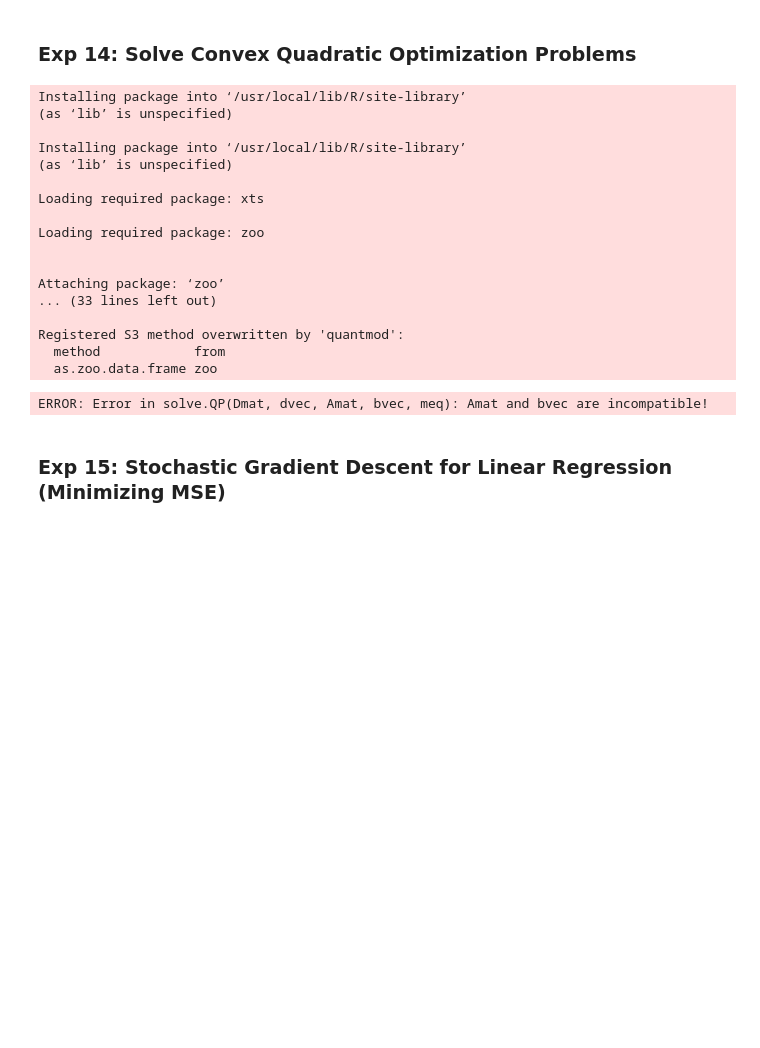
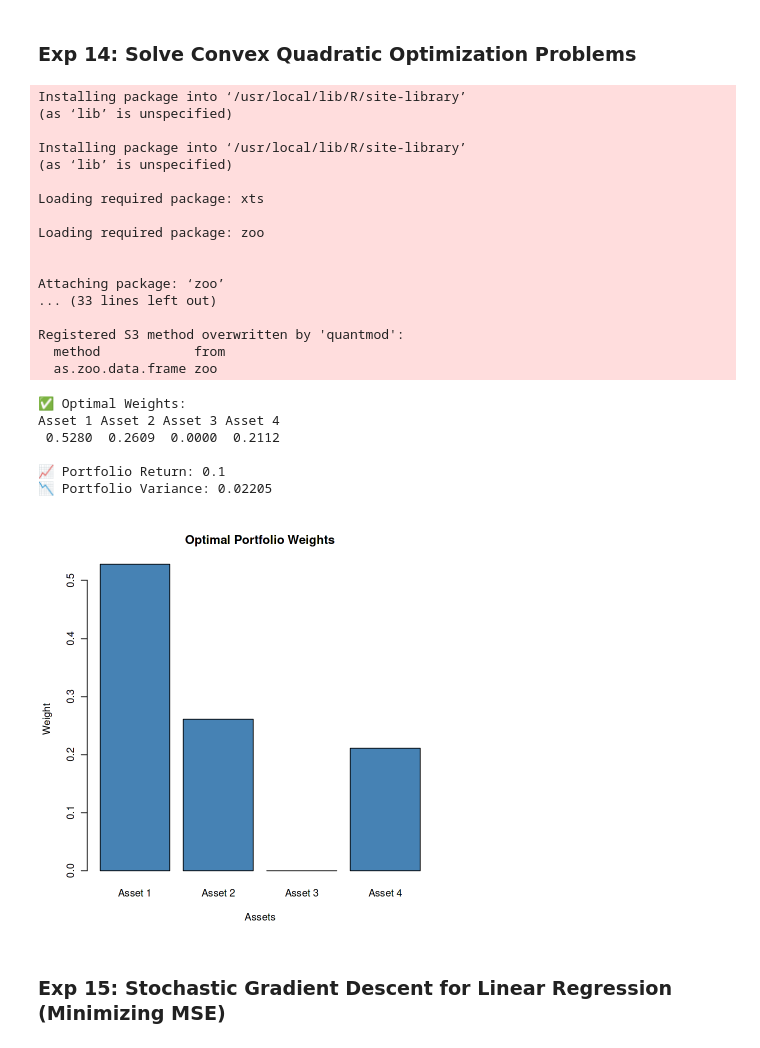
Before and after one commit to Sakib-Dalal/sml, a Jupyter notebook: sml_poe.ipynb, the cells around one changed output. Drawn from its saved outputs; the diff is of its cells as text; code cells hidden in the pictures; blank space fills up the shorter version.

```diff
--- a/sml_poe.ipynb
+++ b/sml_poe.ipynb
@@ -1045,7 +1045,6 @@ Iterations to converge: 61
 # %% [markdown]
 ### Exp 14: Solve Convex Quadratic Optimization Problems
 # %%
-# Install necessary libraries
 install.packages("quadprog")
 install.packages("quantmod")
 
@@ -1067,76 +1066,79 @@ Sigma <- matrix(c(
   0.01, 0.03, 0.04, 0.06
 ), nrow = n_assets, byrow = TRUE)  # Covariance matrix
 
-# Parameters
-target_return <- 0.10  # Minimum acceptable return
+# Target return
+target_return <- 0.10
 
-# Quadratic term (Dmat): 2 * covariance matrix (quadprog uses 1/2 * w' * D * w)
+# Quadratic and linear terms
 Dmat <- 2 * Sigma
-
-# Linear term (dvec): Zero (since we only minimize variance)
 dvec <- rep(0, n_assets)
 
-# Constraints:
-# 1. Budget constraint: sum(w_i) = 1
-# 2. Return constraint: sum(w_i * mu_i) >= target_return
-# 3. No short-selling: w_i >= 0
-Amat <- t(rbind(
+# Construct constraint matrix Amat and vector bvec
+# Amat is structured such that t(Amat) %*% w >= bvec
+
+# Budget constraint: sum(w) == 1 (equality)
+# Return constraint: sum(w * mu) >= target_return
+# No short-selling: w >= 0
+
+Amat <- cbind(
   rep(1, n_assets),  # Budget constraint
-  mu                 # Return constraint
-))
-
-bvec <- c(
-  1,                 # Budget = 1
-  target_return,     # Target return
-  rep(0, n_assets)   # No short-selling
+  mu,                # Return constraint
+  diag(n_assets)     # No short-selling constraints
 )
 
-# Equality constraint is just the first constraint (budget = 1)
-meq <- 1
+bvec <- c(1, target_return, rep(0, n_assets))
 
-# Solve the quadratic programming problem
+meq <- 1  # Only the first constraint (budget) is equality
+
+# Solve using quadprog
 solution <- solve.QP(Dmat, dvec, Amat, bvec, meq)
 
-# Optimal weights
+# Extract weights and round
 weights <- round(solution$solution, 4)
 names(weights) <- paste("Asset", 1:n_assets)
 
-# Portfolio statistics
-portfolio_return <- sum(weights * mu)
-portfolio_variance <- solution$value
+# Portfolio stats
+portfolio_return <- round(sum(weights * mu), 4)
+portfolio_variance <- round(solution$value, 6)
 
-# Output results
-cat("Optimal Weights:\n")
+# Output
+cat("✅ Optimal Weights:\n")
 print(weights)
 
-cat("\nPortfolio Return:", portfolio_return, "\n")
-cat("Portfolio Variance:", portfolio_variance, "\n")
+cat("\n📈 Portfolio Return:", portfolio_return, "\n")
+cat("📉 Portfolio Variance:", portfolio_variance, "\n")
 
-# Barplot of optimal portfolio weights
+# Visualize
 barplot(weights,
         main = "Optimal Portfolio Weights",
         xlab = "Assets",
         ylab = "Weight",
         col = "steelblue")
 # %% [output]
 Installing package into ‘/usr/local/lib/R/site-library’
 (as ‘lib’ is unspecified)
 
 Installing package into ‘/usr/local/lib/R/site-library’
 (as ‘lib’ is unspecified)
 
 Loading required package: xts
 
 Loading required package: zoo
 
 
 Attaching package: ‘zoo’
 ... (33 lines left out)
 
 Registered S3 method overwritten by 'quantmod':
   method            from
   as.zoo.data.frame zoo
-ERROR: Error in solve.QP(Dmat, dvec, Amat, bvec, meq): Amat and bvec are incompatible!
+✅ Optimal Weights:
+Asset 1 Asset 2 Asset 3 Asset 4
+ 0.5280  0.2609  0.0000  0.2112
+
+📈 Portfolio Return: 0.1
+📉 Portfolio Variance: 0.02205
+[figure, added]
 # %% [markdown]
 ### Exp 15: Stochastic Gradient Descent for Linear Regression (Minimizing MSE)
 # %%
```
